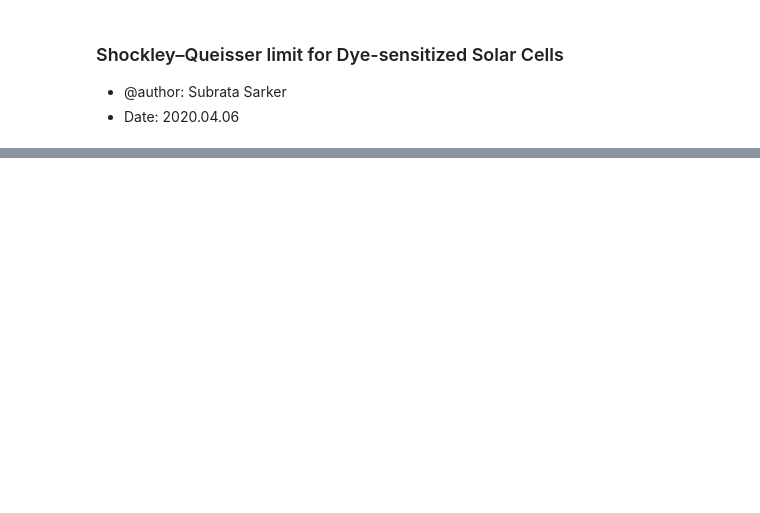
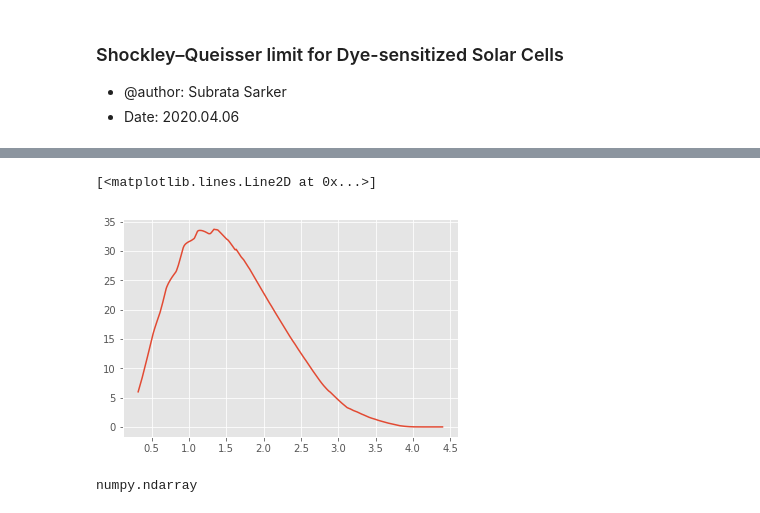
Before and after one commit to picklu/Shockley-Queisser-limit, a Jupyter notebook: SQ_limit_DSSCs.ipynb, the cells around one changed output, grey strips where cells are left out. Saved outputs shown, nothing was run; the diff lists cells and outputs as text; code cells hidden in the pictures; blank space fills up the shorter version.

Commit message:
Convert the SQLim.PCE from list to ndarray

```diff
--- a/SQ_limit_DSSCs.ipynb
+++ b/SQ_limit_DSSCs.ipynb
@@ -329,0 +342,9 @@ plt.show()
+# %%
+plt.plot(SQ.Es, SQ.PCE)
+# %% [output]
+[<matplotlib.lines.Line2D at 0x...>]
+[figure, added]
+# %%
+type(SQ.PCE)
+# %% [output]
+numpy.ndarray
```
Also changed, not shown: parts of 5 cells of this notebook.
